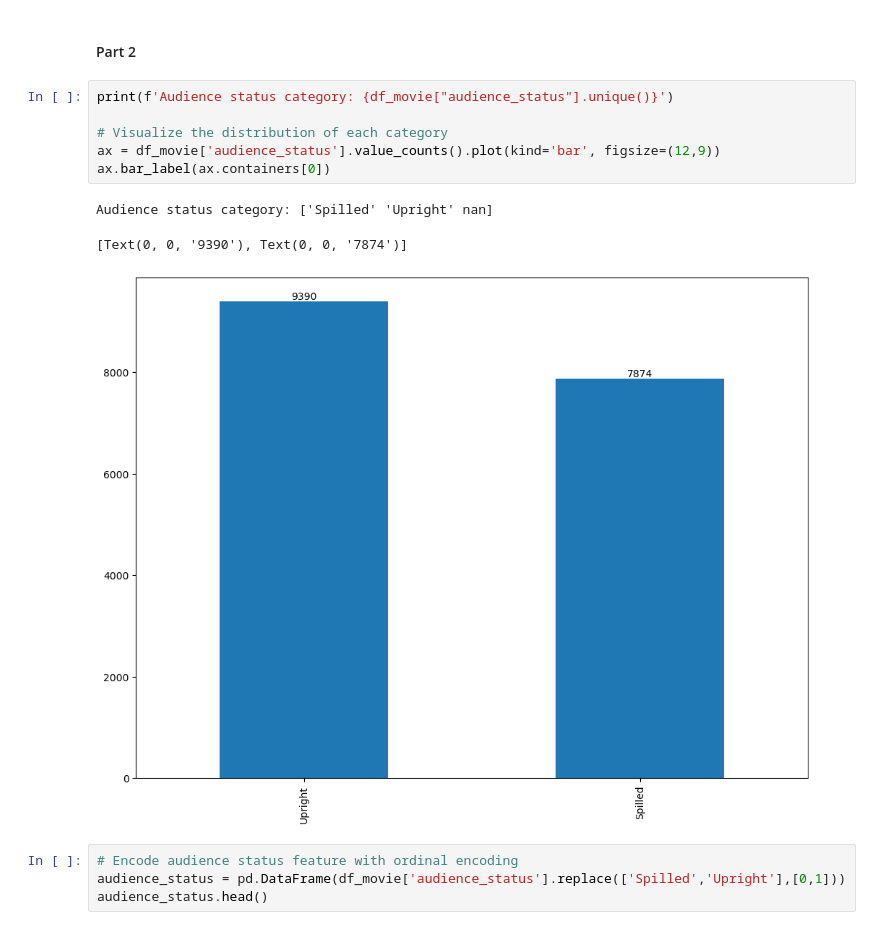
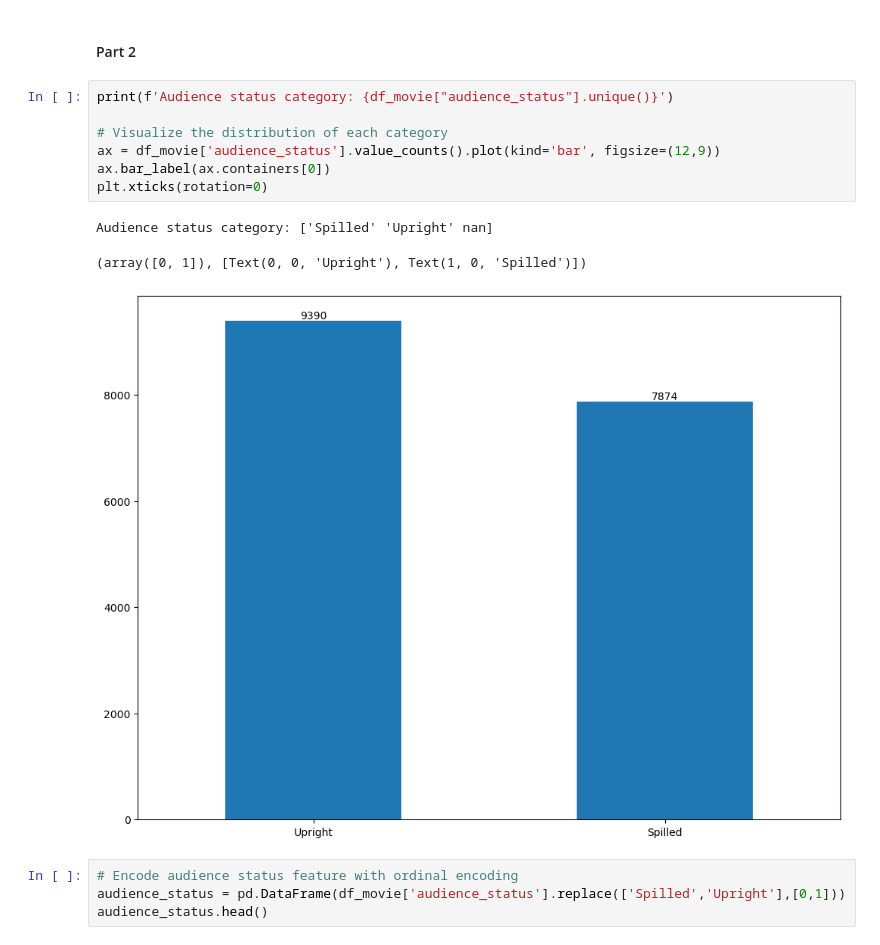
Before and after one commit to chrishunt11/Rotten-Tomatoes-Movies-Rating-Prediction, a Jupyter notebook: Rotten Tomatoes Movies Rating.ipynb, the cells around one changed output. Saved outputs shown, nothing was run; the diff lists cells and outputs as text.

```diff
--- a/Rotten Tomatoes Movies Rating.ipynb
+++ b/Rotten Tomatoes Movies Rating.ipynb
@@ -353,13 +357,14 @@ content_rating.head()
 # %%
 print(f'Audience status category: {df_movie["audience_status"].unique()}')
 
 # Visualize the distribution of each category
 ax = df_movie['audience_status'].value_counts().plot(kind='bar', figsize=(12,9))
 ax.bar_label(ax.containers[0])
+plt.xticks(rotation=0)
 # %% [output]
 Audience status category: ['Spilled' 'Upright' nan]
-[Text(0, 0, '9390'), Text(0, 0, '7874')]
+(array([0, 1]), [Text(0, 0, 'Upright'), Text(1, 0, 'Spilled')])
-[figure, old version]
+[figure, new version]
 # %%
 # Encode audience status feature with ordinal encoding
 audience_status = pd.DataFrame(df_movie['audience_status'].replace(['Spilled','Upright'],[0,1]))
```
Also changed, not shown: parts of 4 cells of this notebook.
